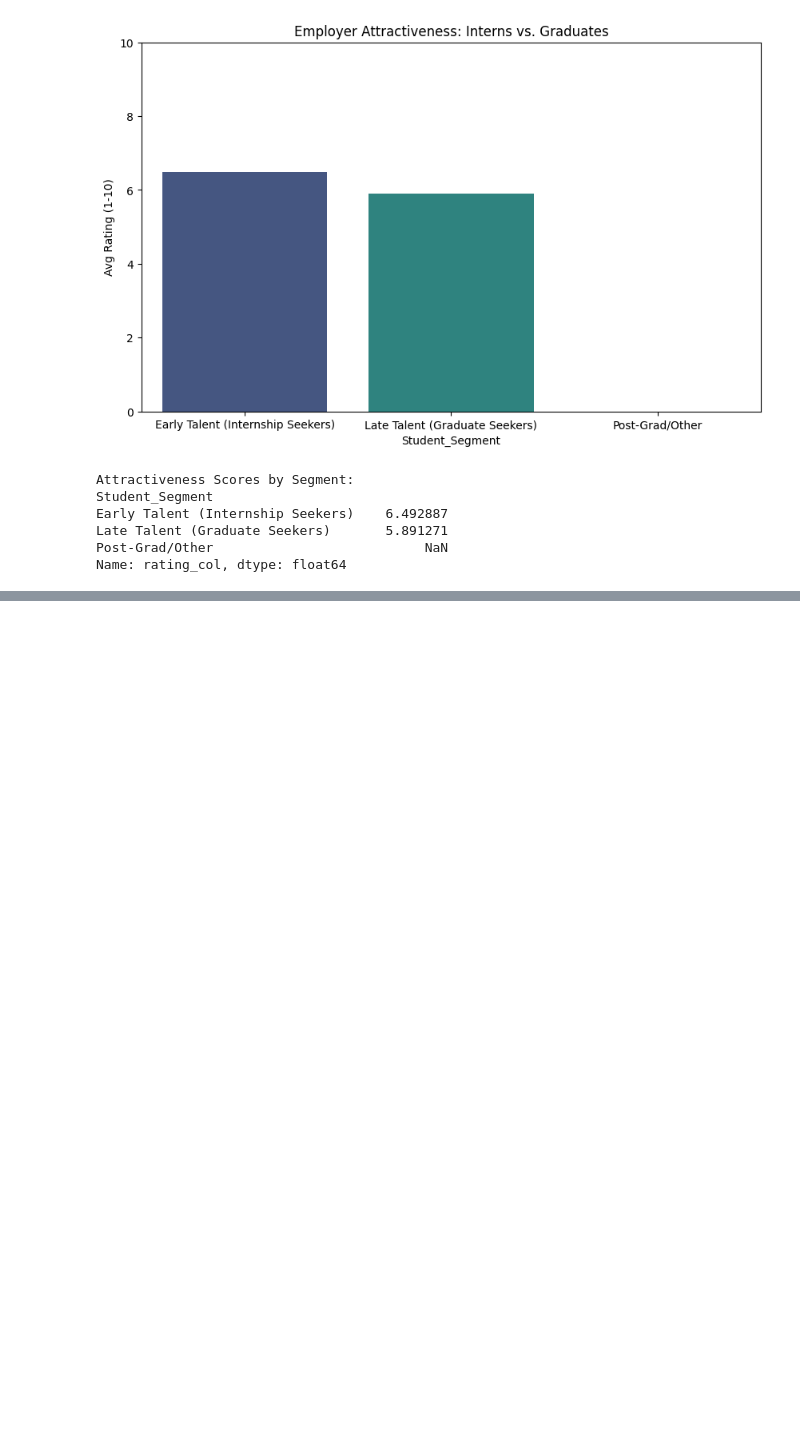
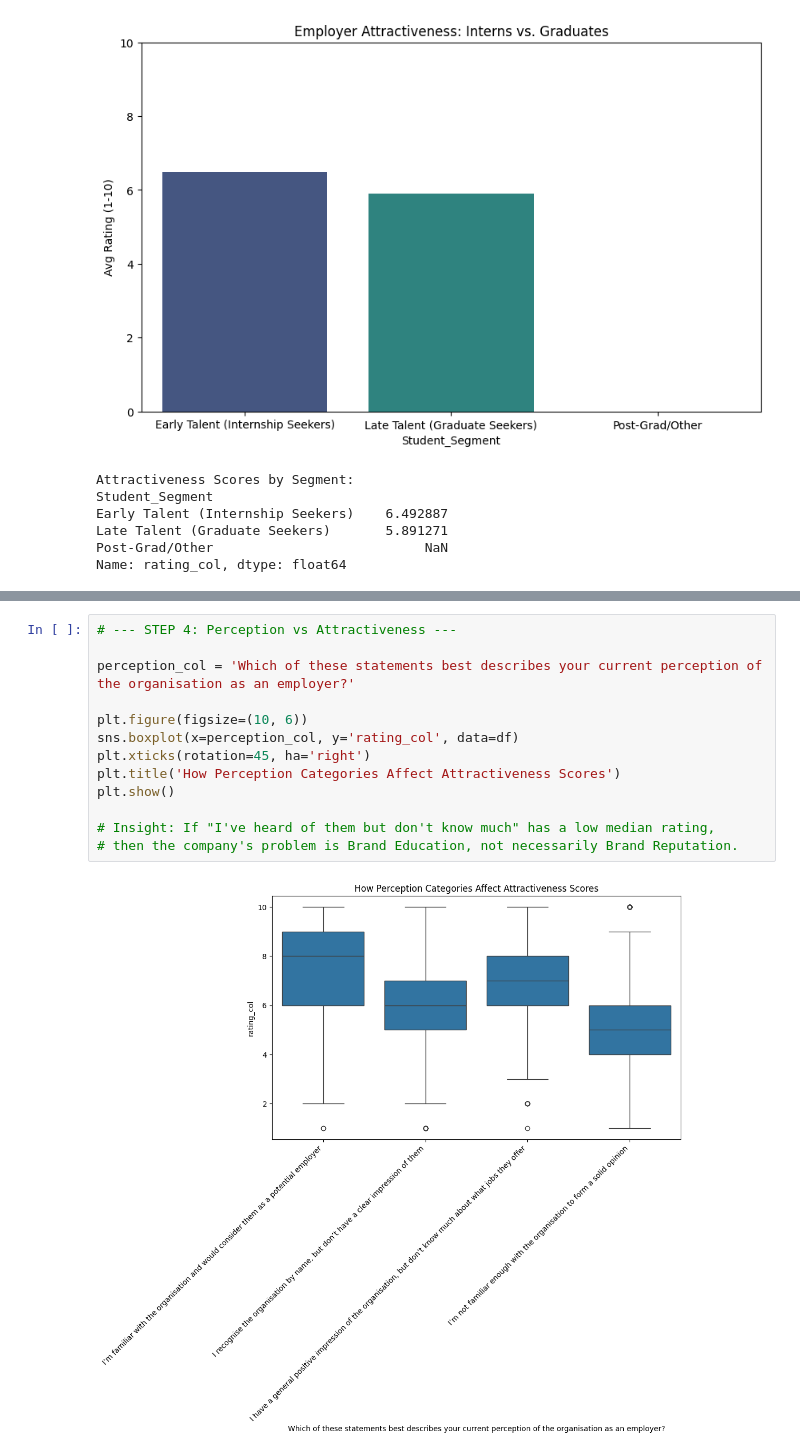
Before and after one commit to yijiesoo/Datathon-2026-LeiGaGa, a Jupyter notebook: src/main.ipynb, the cells around one changed output, grey strips where cells are left out. Drawn from its saved outputs; the diff is of its cells as text; blank space fills up the shorter version.

```diff
--- a/src/main.ipynb
+++ b/src/main.ipynb
@@ -286,0 +349,15 @@ Name: rating_col, dtype: float64
+# %%
+# --- STEP 4: Perception vs Attractiveness ---
+
+perception_col = 'Which of these statements best describes your current perception of the organisation as an employer?'
+
+plt.figure(figsize=(10, 6))
+sns.boxplot(x=perception_col, y='rating_col', data=df)
+plt.xticks(rotation=45, ha='right')
+plt.title('How Perception Categories Affect Attractiveness Scores')
+plt.show()
+
+# Insight: If "I've heard of them but don't know much" has a low median rating,
+# then the company's problem is Brand Education, not necessarily Brand Reputation.
+# %% [output]
+[figure, added]
```
Also changed, not shown: parts of 11 cells of this notebook.
